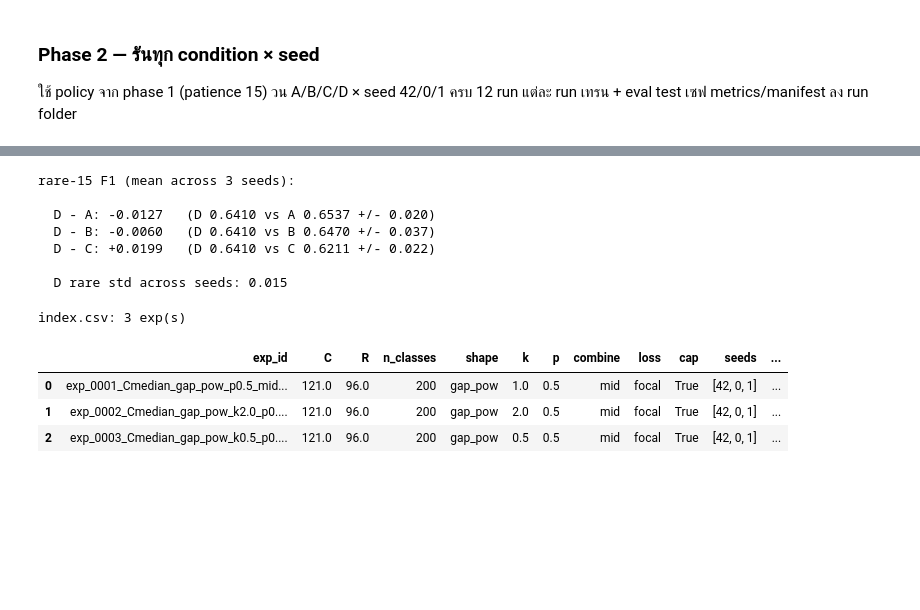
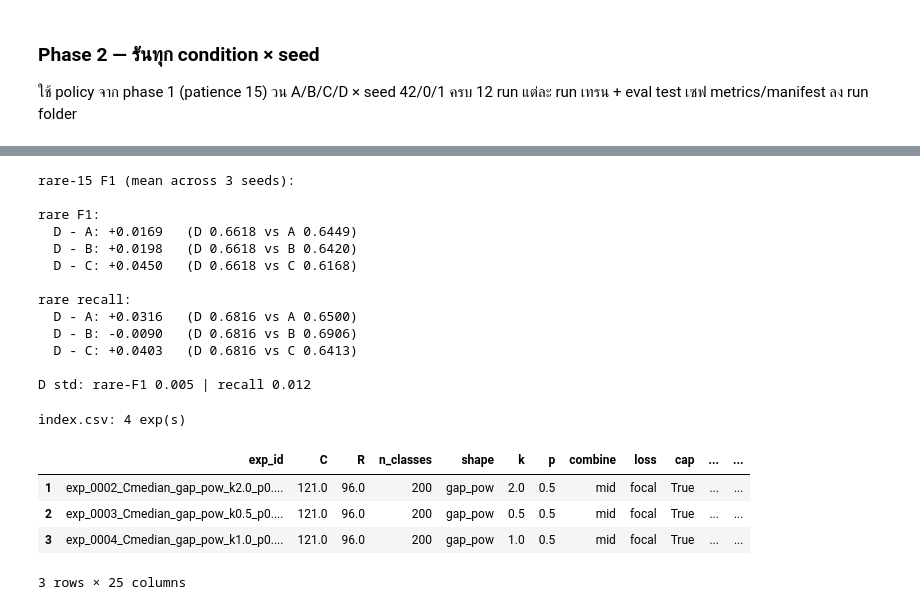
Before and after one commit to WinChawin/lora-boost, a Jupyter notebook: notebooks/06_experiment.ipynb, the cells around one changed output, grey strips where cells are left out. Cells and saved outputs as stored; diff of their text form; code cells hidden in the pictures; blank space fills up the shorter version.

```diff
--- a/notebooks/06_experiment.ipynb
+++ b/notebooks/06_experiment.ipynb
@@ -560,11 +584,17 @@ def save_run(cond, seed, model, best, hist):
 
     test_res = eval_split(model, test_ds)
     build_train(cond, seed).to_csv(sd/f'manifest_{cond}.csv', index=False)
+    json.dump(hist, open(sd/f'history_{cond}.json', 'w'))            # per-epoch ไว้ plot
 
     metrics = {'cond': cond, 'seed': seed,
                'val_rare_f1': best['rare_f1'], 'val_overall_f1': best['overall_f1'],
                'test_rare_f1': test_res['rare_f1'], 'test_overall_f1': test_res['macro_f1'],
-               'rare_f1_per_species': test_res['rare_per_species'],     # เพิ่ม
+               'test_overall_acc': test_res['overall_acc'],                  # ใหม่
+               'test_rare_recall': test_res['rare_recall'],                  # ใหม่ (primary)
+               'test_rare_precision': test_res['rare_precision'],            # ใหม่ (diag)
+               'rare_f1_per_species': test_res['rare_f1_per_species'],
+               'rare_recall_per_species': test_res['rare_recall_per_species'],      # ใหม่
+               'rare_precision_per_species': test_res['rare_precision_per_species'], # ใหม่
                'best_epoch': best['epoch'], 'stop_epoch': hist[-1]['epoch'],
                'n_classes': len(label_map)}
     json.dump(metrics, open(sd/f'metrics_{cond}.json', 'w'), indent=2)
@@ -585,7 +615,8 @@ for seed in config['seeds']:
         print(f'\n=== {cond} / seed {seed} ===')
         model, best, hist = train_one(cond, seed, config['early_stop'])
         m = save_run(cond, seed, model, best, hist)
-        print(f"  test_rare {m['test_rare_f1']:.3f} | best_ep {m['best_epoch']} "
+        print(f"  rare {m['test_rare_f1']:.3f} | rec {m['test_rare_recall']:.3f} "
+              f"| acc {m['test_overall_acc']:.3f} | best_ep {m['best_epoch']} "
               f"stop_ep {m['stop_epoch']} | {(time.time()-t0)/60:.1f} min")
         del model; torch.cuda.empty_cache()
 # %% [output]
@@ -631,0 +688,17 @@ cond  seed  test_rare_f1  test_overall_f1  best_epoch  stop_epoch
+# %%
+fig, axes = plt.subplots(2, 2, figsize=(11, 7), sharex=True)
+for ax, cond in zip(axes.ravel(), config['conditions']):
+    for seed in config['seeds']:
+        hp = run_dir/'seeds'/f's{seed}'/f'history_{cond}.json'
+        if not hp.exists():
+            continue
+        h = pd.DataFrame(json.load(open(hp)))
+        ax.plot(h.epoch, h.loss, '-', lw=1, alpha=0.85, label=f'loss s{seed}')
+    ax.set_title(f'cond {cond}'); ax.grid(alpha=0.3); ax.set_ylabel('train loss')
+axes[0, 0].legend(fontsize=7)
+for ax in axes[-1]:
+    ax.set_xlabel('epoch')
+fig.suptitle(f'{exp_id} - train loss')
+plt.tight_layout()
+plt.savefig(run_dir/'figs'/'loss_curves.png', dpi=120)
+plt.show()
@@ -641,8 +716,11 @@ rows = [json.load(open(run_dir/'seeds'/f's{s}'/f'metrics_{c}.json'))
 res = pd.DataFrame(rows)
 
 agg = res.groupby('cond').agg(
-    rare_mean=('test_rare_f1', 'mean'), rare_std=('test_rare_f1', 'std'),
+    rare_mean=('test_rare_f1', 'mean'),       rare_std=('test_rare_f1', 'std'),
+    rec_mean=('test_rare_recall', 'mean'),    rec_std=('test_rare_recall', 'std'),
+    prec_mean=('test_rare_precision', 'mean'),
     overall_mean=('test_overall_f1', 'mean'), overall_std=('test_overall_f1', 'std'),
+    acc_mean=('test_overall_acc', 'mean'),
 ).round(4)
 print(agg.to_string())
 # %% [output]
@@ -655,46 +733,59 @@ D        0.6410    0.0152        0.6393       0.0095
 # %%
-d = agg.loc['D', 'rare_mean']
 print('rare-15 F1 (mean across 3 seeds):\n')
-for c in ['A', 'B', 'C']:
-    diff = d - agg.loc[c, 'rare_mean']
-    print(f"  D - {c}: {diff:+.4f}   (D {d:.4f} vs {c} {agg.loc[c,'rare_mean']:.4f} "
-          f"+/- {agg.loc[c,'rare_std']:.3f})")
-print(f"\n  D rare std across seeds: {agg.loc['D','rare_std']:.3f}")
+for metric, col in [('rare F1', 'rare_mean'), ('rare recall', 'rec_mean')]:
+    d = agg.loc['D', col]
+    print(f'{metric}:')
+    for c in ['A', 'B', 'C']:
+        diff = d - agg.loc[c, col]
+        print(f"  D - {c}: {diff:+.4f}   (D {d:.4f} vs {c} {agg.loc[c, col]:.4f})")
+    print()
+print(f"D std: rare-F1 {agg.loc['D','rare_std']:.3f} | recall {agg.loc['D','rec_std']:.3f}")
 # %% [output]
 rare-15 F1 (mean across 3 seeds):
 
-  D - A: -0.0127   (D 0.6410 vs A 0.6537 +/- 0.020)
-  D - B: -0.0060   (D 0.6410 vs B 0.6470 +/- 0.037)
-  D - C: +0.0199   (D 0.6410 vs C 0.6211 +/- 0.022)
+rare F1:
+  D - A: +0.0169   (D 0.6618 vs A 0.6449)
+  D - B: +0.0198   (D 0.6618 vs B 0.6420)
+  D - C: +0.0450   (D 0.6618 vs C 0.6168)
 
-  D rare std across seeds: 0.015
+rare recall:
+  D - A: +0.0316   (D 0.6816 vs A 0.6500)
+  D - B: -0.0090   (D 0.6816 vs B 0.6906)
+  D - C: +0.0403   (D 0.6816 vs C 0.6413)
+
+D std: rare-F1 0.005 | recall 0.012
 # %%
 b = config['budget']
 idx_row = {
-    'exp_id': exp_id, 'C': C, 'R': R, 'n_classes': len(label_map),
+    'exp_id': exp_id, 'es_monitor': config['early_stop']['monitor'],   # ใหม่: กันสับสน old/new
+    'C': C, 'R': R, 'n_classes': len(label_map),
     'shape': b['shape'], 'k': b['k'], 'p': b['p'], 'combine': config['ref_point']['combine'],
-    'loss': config['loss']['type'], 'cap': config['cap_to_R'], 'seeds': str(config['seeds']),
+    'loss': config['loss']['type'], 'gamma': config['loss'].get('gamma'),
+    'cap': config['cap_to_R'], 'seeds': str(config['seeds']),
     'A_rare': agg.loc['A','rare_mean'], 'B_rare': agg.loc['B','rare_mean'],
     'C_rare': agg.loc['C','rare_mean'], 'D_rare': agg.loc['D','rare_mean'],
     'D_rare_std': agg.loc['D','rare_std'],
+    'A_rec': agg.loc['A','rec_mean'], 'D_rec': agg.loc['D','rec_mean'],   # ใหม่
     'dDA': agg.loc['D','rare_mean']-agg.loc['A','rare_mean'],
     'dDB': agg.loc['D','rare_mean']-agg.loc['B','rare_mean'],
     'dDC': agg.loc['D','rare_mean']-agg.loc['C','rare_mean'],
+    'dDA_rec': agg.loc['D','rec_mean']-agg.loc['A','rec_mean'],            # ใหม่
     'notes': config['notes'],
 }
 idx_path = EXP_ROOT/'index.csv'
 idx = pd.concat([pd.read_csv(idx_path), pd.DataFrame([idx_row])], ignore_index=True) \
       if idx_path.exists() else pd.DataFrame([idx_row])
 idx = idx.drop_duplicates(subset='exp_id', keep='last').reset_index(drop=True)
 idx.to_csv(idx_path, index=False)
 print(f'index.csv: {len(idx)} exp(s)')
 idx.tail(3)
 # %% [output]
-index.csv: 3 exp(s)
+index.csv: 4 exp(s)
-|  | exp_id | C | R | n_classes | shape | k | p | combine | loss | cap | seeds | ... |
-| 0 | exp_0001_Cmedian_gap_pow_p0.5_mid... | 121.0 | 96.0 | 200 | gap_pow | 1.0 | 0.5 | mid | focal | True | [42, 0, 1] | ... |
-| 1 | exp_0002_Cmedian_gap_pow_k2.0_p0.... | 121.0 | 96.0 | 200 | gap_pow | 2.0 | 0.5 | mid | focal | True | [42, 0, 1] | ... |
-| 2 | exp_0003_Cmedian_gap_pow_k0.5_p0.... | 121.0 | 96.0 | 200 | gap_pow | 0.5 | 0.5 | mid | focal | True | [42, 0, 1] | ... |
+|  | exp_id | C | R | n_classes | shape | k | p | combine | loss | cap | ... | ... |
+| 1 | exp_0002_Cmedian_gap_pow_k2.0_p0.... | 121.0 | 96.0 | 200 | gap_pow | 2.0 | 0.5 | mid | focal | True | ... | ... |
+| 2 | exp_0003_Cmedian_gap_pow_k0.5_p0.... | 121.0 | 96.0 | 200 | gap_pow | 0.5 | 0.5 | mid | focal | True | ... | ... |
+| 3 | exp_0004_Cmedian_gap_pow_k1.0_p0.... | 121.0 | 96.0 | 200 | gap_pow | 1.0 | 0.5 | mid | focal | True | ... | ... |
+3 rows × 25 columns
 # %% [markdown]
 ### Plot
 
```
Also changed, not shown: parts of 24 cells of this notebook, 51 other files.
